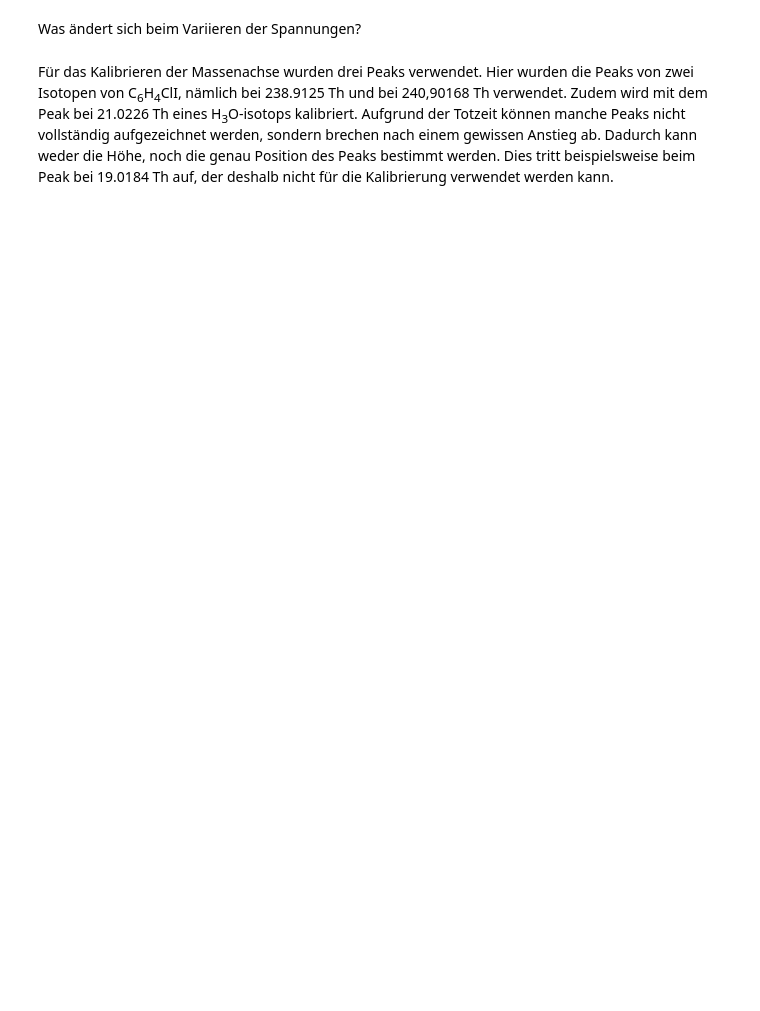
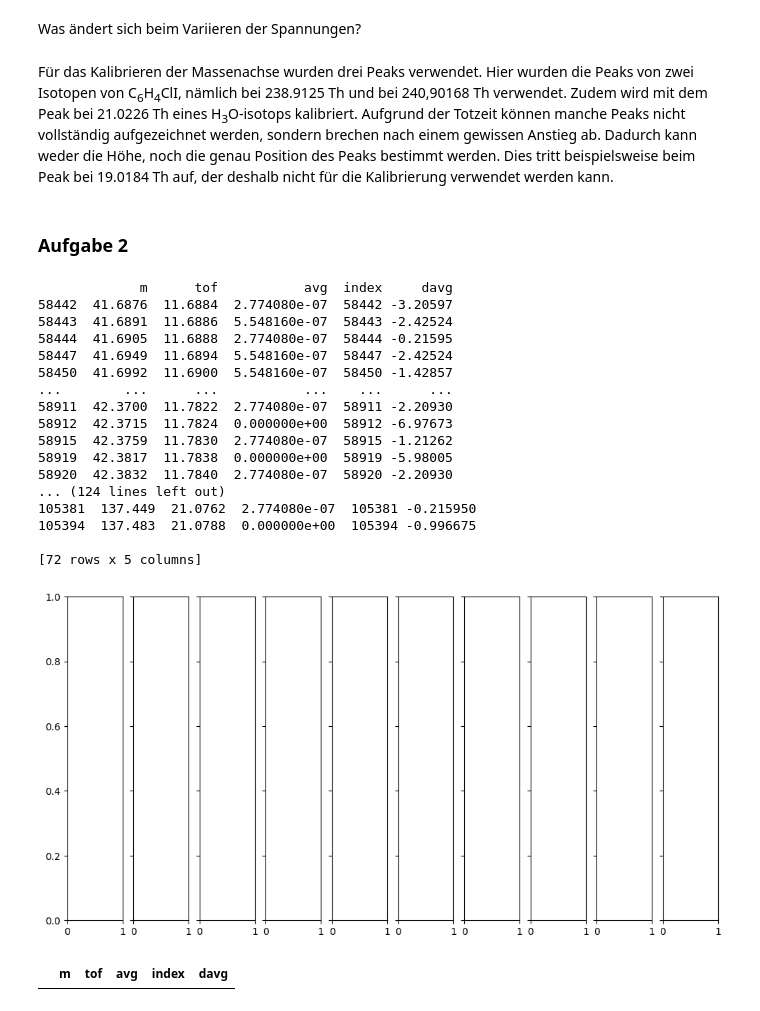
Before and after one commit to alexanderhelbok/fp1, a Jupyter notebook: 07_Massenspektroskopie/Massenspektrometer_auswertung.ipynb, the cells around one changed output. Drawn from its saved outputs; the diff is of its cells as text; code cells hidden in the pictures; blank space fills up the shorter version.

Commit message:
bericht 7 start

```diff
--- a/07_Massenspektroskopie/Massenspektrometer_auswertung.ipynb
+++ b/07_Massenspektroskopie/Massenspektrometer_auswertung.ipynb
@@ -44,3 +51,78 @@ Ein Fragment von C<sub>6</sub>H<sub>4</sub>ClI
 Was ändert sich beim Variieren der Spannungen?
 # %% [markdown]
 Für das Kalibrieren der Massenachse wurden drei Peaks verwendet. Hier wurden die Peaks von zwei Isotopen von C<sub>6</sub>H<sub>4</sub>ClI, nämlich bei 238.9125 Th und bei 240,90168 Th verwendet. Zudem wird mit dem Peak bei 21.0226 Th eines H<sub>3</sub>O-isotops kalibriert. Aufgrund der Totzeit können manche Peaks nicht vollständig aufgezeichnet werden, sondern brechen nach einem gewissen Anstieg ab. Dadurch kann weder die Höhe, noch die genau Position des Peaks bestimmt werden. Dies tritt beispielsweise beim Peak bei 19.0184 Th auf, der deshalb nicht für die Kalibrierung verwendet werden kann.
+# %%
+def init_df(name):
+    # load df
+    df = pd.read_csv(f'data/{name}.txt', sep='\t', skiprows=11, header=0, encoding='iso-8859-1')
+    # add column with indeces
+    df['index'] = np.arange(len(df))
+    df.columns = ['m', "tof", 'avg', 'index']
+    return df
+# %% [markdown]
+### Aufgabe 2
+# %%
+# load background
+backdf = init_df('Background')
+df = init_df('Ex2.4')
+df["davg"] = df.avg - backdf.avg
+# %%
+def lorentz(x, A, x0, gamma):
+    return A * gamma**2 / ((x - x0)**2 + gamma**2)
+
+
+def m_to_idx(m, df):
+    return df[df.m > m].iloc[0, 3]
+# %%
+# find first index where df.m > 44.5
+peaks = [42.034, 45.034, 59.049, 61.029, 63.027, 71.049, 79.054, 101.097, 129.127, 137.133]
+
+fig, ax = plt.subplots(1, len(peaks), figsize=(12, 6), sharey=True)
+
+for (i, peak) in enumerate(peaks):
+    # print(i)
+    start, stop = m_to_idx(peak - 0.35, df), m_to_idx(peak + 0.35, df)
+    tempdf = df[start:stop]
+    print(tempdf[tempdf.davg < 0])
+    # tempdf.loc["davg", :] = np.log(tempdf["davg"])
+    #
+    # ax[i].scatter(tempdf.m, tempdf.davg, s=4)
+    # ax[i].scatter(tempdf.m[:100], tempdf.davg[:100], s=4, c='r')
+    #
+    # # approximate offset with mean of first and last 10 values
+    # offset = np.mean(tempdf.davg[:100])
+    # print(offset)
+    #
+    # # fit lorentz to data
+    # if max(tempdf.davg) > np.mean(tempdf.davg) + 2* np.std(tempdf.davg):
+    #     popt, pcov = curve_fit(lorentz, tempdf.m, tempdf.davg - offset, p0=[1e-5, peak, 0.01])
+    #     ax[i].plot(tempdf.m, lorentz(tempdf.m, *popt) + offset, c="C1")
+    #
+    # ax[i].axhline(offset, color='r')
+    # plt.xlim(44.5, 45.5)
+
+    # plt.yscale('log')
+# plt.plot()
+# %% [output]
+             m      tof           avg  index     davg
+58442  41.6876  11.6884  2.774080e-07  58442 -3.20597
+58443  41.6891  11.6886  5.548160e-07  58443 -2.42524
+58444  41.6905  11.6888  2.774080e-07  58444 -0.21595
+58447  41.6949  11.6894  5.548160e-07  58447 -2.42524
+58450  41.6992  11.6900  5.548160e-07  58450 -1.42857
+...        ...      ...           ...    ...      ...
+58911  42.3700  11.7822  2.774080e-07  58911 -2.20930
+58912  42.3715  11.7824  0.000000e+00  58912 -6.97673
+58915  42.3759  11.7830  2.774080e-07  58915 -1.21262
+58919  42.3817  11.7838  0.000000e+00  58919 -5.98005
+58920  42.3832  11.7840  2.774080e-07  58920 -2.20930
+... (124 lines left out)
+105381  137.449  21.0762  2.774080e-07  105381 -0.215950
+105394  137.483  21.0788  0.000000e+00  105394 -0.996675
+
+[72 rows x 5 columns]
+[figure, added]
+# %%
+df[df.avg < 0]
+# %% [output]
+|  | m | tof | avg | index | davg |
```
Also changed, not shown: parts of 7 cells of this notebook, 13 other files.
